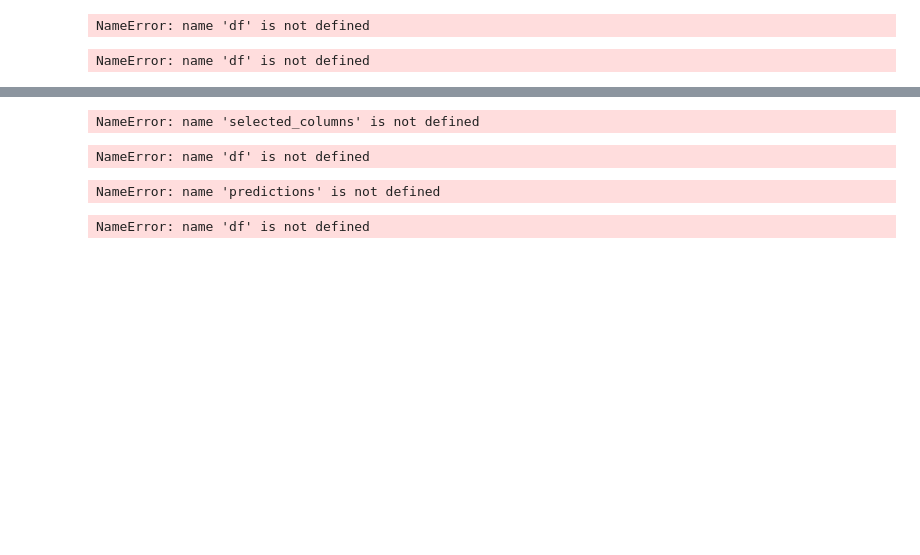
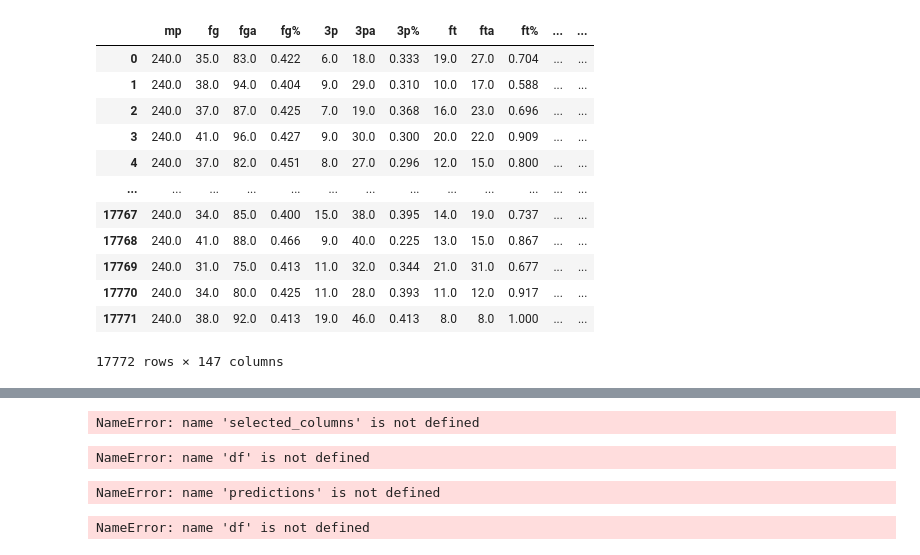
Before and after one commit to trjaffery/NBA-Statistics-Predictor, a Jupyter notebook: predict.ipynb, the cells around one changed output, grey strips where cells are left out. Cells and saved outputs as stored; diff of their text form; code cells hidden in the pictures; blank space fills up the shorter version.

```diff
--- a/predict.ipynb
+++ b/predict.ipynb
@@ -19,17 +74,30 @@ NameError: name 'df' is not defined
+# %%
+df1
+# %% [output]
+|  | mp | fg | fga | fg% | 3p | 3pa | 3p% | ft | fta | ft% | ... | ... |
+| 0 | 240.0 | 35.0 | 83.0 | 0.422 | 6.0 | 18.0 | 0.333 | 19.0 | 27.0 | 0.704 | ... | ... |
+| 1 | 240.0 | 38.0 | 94.0 | 0.404 | 9.0 | 29.0 | 0.310 | 10.0 | 17.0 | 0.588 | ... | ... |
+| 2 | 240.0 | 37.0 | 87.0 | 0.425 | 7.0 | 19.0 | 0.368 | 16.0 | 23.0 | 0.696 | ... | ... |
+| 3 | 240.0 | 41.0 | 96.0 | 0.427 | 9.0 | 30.0 | 0.300 | 20.0 | 22.0 | 0.909 | ... | ... |
+| 4 | 240.0 | 37.0 | 82.0 | 0.451 | 8.0 | 27.0 | 0.296 | 12.0 | 15.0 | 0.800 | ... | ... |
+| ... | ... | ... | ... | ... | ... | ... | ... | ... | ... | ... | ... | ... |
+| 17767 | 240.0 | 34.0 | 85.0 | 0.400 | 15.0 | 38.0 | 0.395 | 14.0 | 19.0 | 0.737 | ... | ... |
+| 17768 | 240.0 | 41.0 | 88.0 | 0.466 | 9.0 | 40.0 | 0.225 | 13.0 | 15.0 | 0.867 | ... | ... |
+| 17769 | 240.0 | 31.0 | 75.0 | 0.413 | 11.0 | 32.0 | 0.344 | 21.0 | 31.0 | 0.677 | ... | ... |
+| 17770 | 240.0 | 34.0 | 80.0 | 0.425 | 11.0 | 28.0 | 0.393 | 11.0 | 12.0 | 0.917 | ... | ... |
+| 17771 | 240.0 | 38.0 | 92.0 | 0.413 | 19.0 | 46.0 | 0.413 | 8.0 | 8.0 | 1.000 | ... | ... |
+17772 rows × 147 columns
 # %%
 # create a new column for each game named target which represents whether the team won the next game or not
-def add_target(team):
-    team["target"] = team["won"].shift(-1)
-    return team
-# group each game by team, so all wizards games are together
-df = df.groupby("team", group_keys=False).apply(add_target)
+def add_target(df):
+    df["target"] = df.groupby("team")["won"].shift(-1)
+    return df
+
+# Apply the add_target function to the DataFrame
+df1 = add_target(df1)
-# %% [output]
-NameError: name 'df' is not defined
 # %%
 # this command is for the target column and specifies if the value is null, then to assign it the value 2
-df["target"][pd.isnull(df["target"])] = 2
+df.loc[pd.isnull(df["target"]), "target"] = 2
-# %% [output]
-NameError: name 'df' is not defined
 # %%
 # converts all the bool values that represent whether the next game is a win or loss into integers.
 # the errors=ignore part is for the command we did before, since the null values are already ints (2), we will ignore the error for converting those
```
Also changed, not shown: parts of 18 cells of this notebook, 7 other files.
